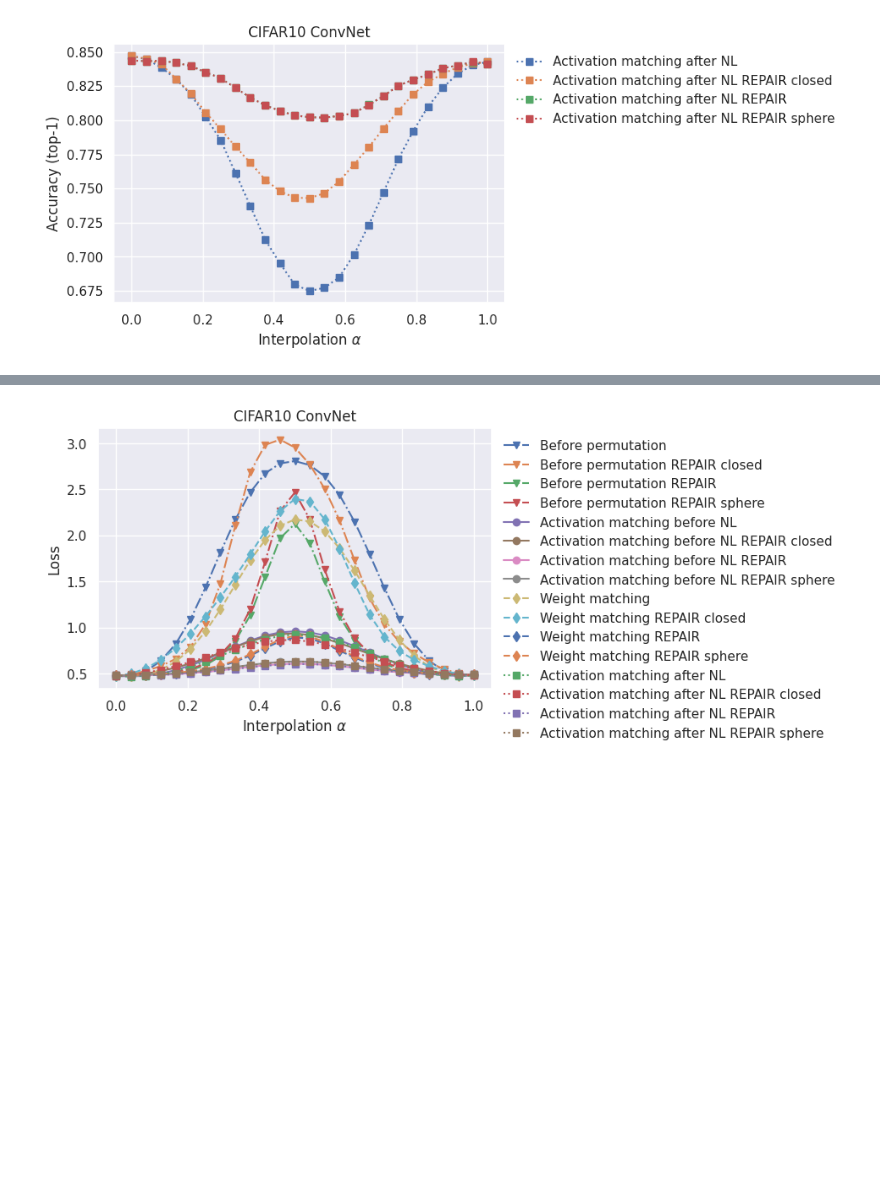
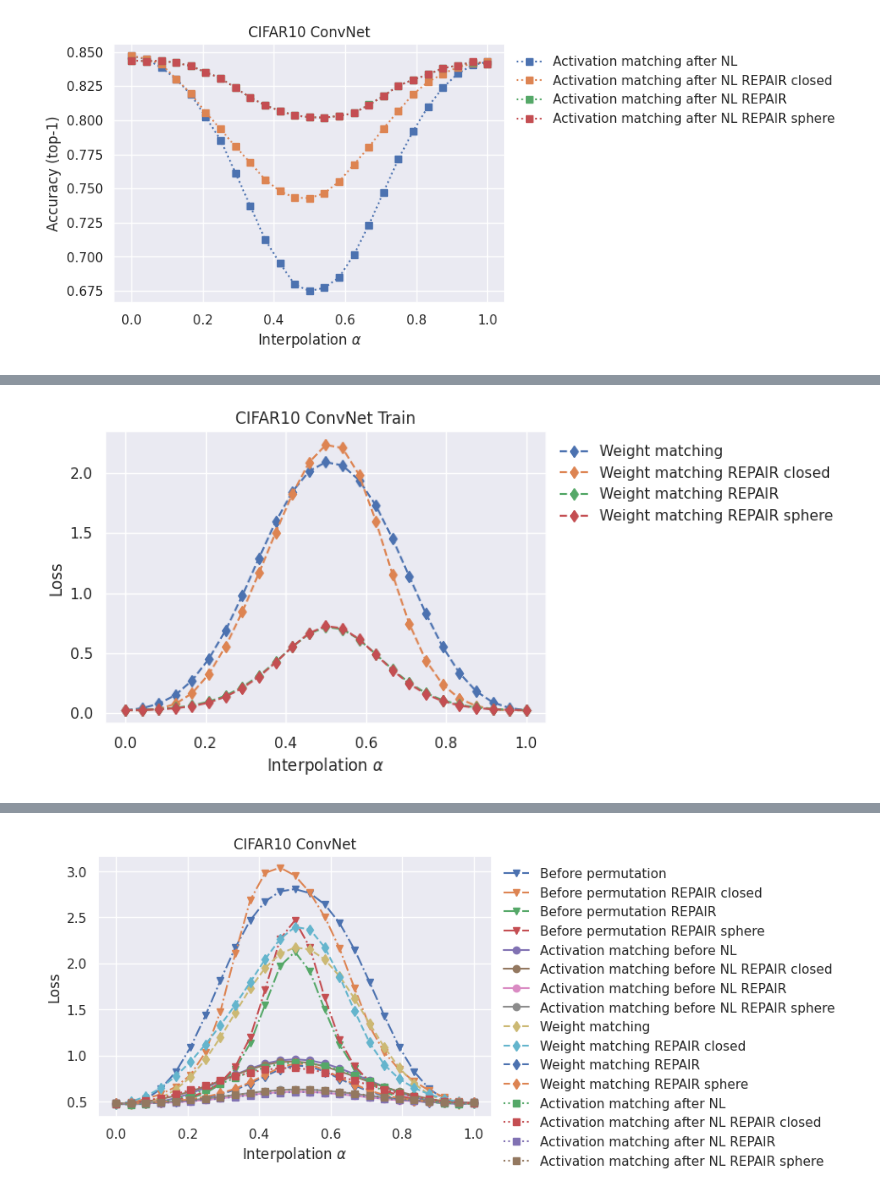
Before and after one commit to xiyori/lmc, a Jupyter notebook: notebooks/mlp_matching.ipynb, the cells around one changed output, grey strips where cells are left out. Cells and saved outputs as stored; diff of their text form; code cells hidden in the pictures; blank space fills up the shorter version.

```diff
--- a/notebooks/mlp_matching.ipynb
+++ b/notebooks/mlp_matching.ipynb
@@ -865,0 +928,12 @@ plt.show()
+# %%
+plt.plot(alphas, weight_losses, label="Weight matching", marker="d", linestyle="--")
+plt.plot(alphas, weight_rep_losses, label="Weight matching REPAIR closed", marker="d", linestyle="--")
+plt.plot(alphas, weight_tr_losses, label="Weight matching REPAIR", marker="d", linestyle="--")
+plt.plot(alphas, weight_sph_losses, label="Weight matching REPAIR sphere", marker="d", linestyle="--")
+plt.xlabel("Interpolation $\\alpha$")
+plt.ylabel("Loss")
+plt.legend(bbox_to_anchor=(1, 1), frameon=False)
+plt.title("CIFAR10 ConvNet Train")
+plt.show()
+# %% [output]
+[figure, added]
```
Also changed, not shown: parts of 6 cells of this notebook.
